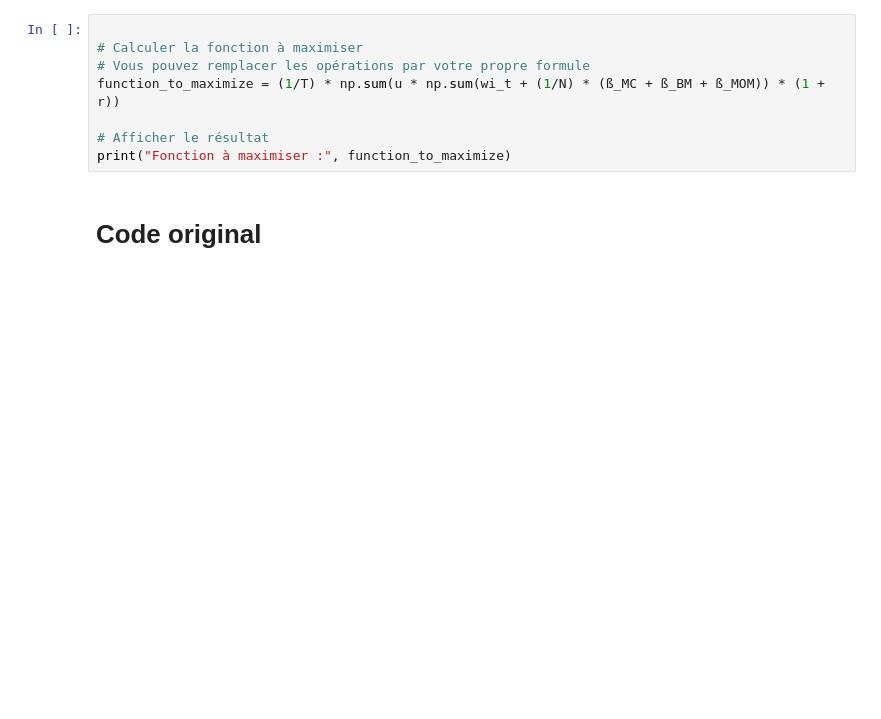
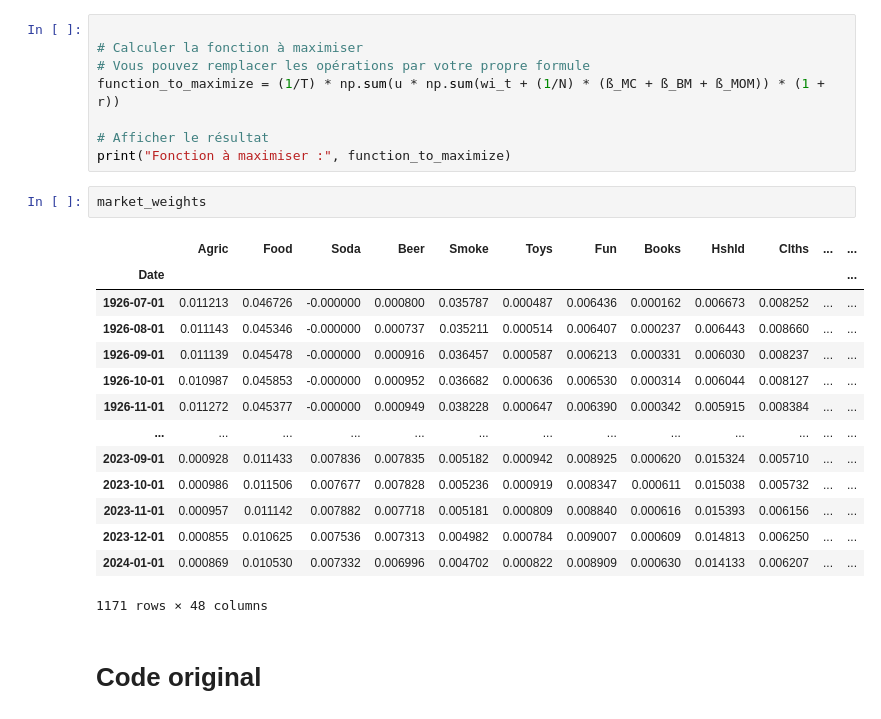
Before and after one commit to DominicPrenovost/TP2-PF-management, a Jupyter notebook: QuestionC.ipynb, the cells around one changed output. Cells and saved outputs as stored; diff of their text form; blank space fills up the shorter version.

```diff
--- a/QuestionC.ipynb
+++ b/QuestionC.ipynb
@@ -105,6 +107,23 @@ function_to_maximize = (1/T) * np.sum(u * np.sum(wi_t + (1/N) * (ß_MC + ß_BM +
 
 # Afficher le résultat
 print("Fonction à maximiser :", function_to_maximize)
+# %%
+market_weights
+# %% [output]
+|  | Agric | Food | Soda | Beer | Smoke | Toys | Fun | Books | Hshld | Clths | ... | ... |
+| Date |  |  |  |  |  |  |  |  |  |  |  | ... |
+| 1926-07-01 | 0.011213 | 0.046726 | -0.000000 | 0.000800 | 0.035787 | 0.000487 | 0.006436 | 0.000162 | 0.006673 | 0.008252 | ... | ... |
+| 1926-08-01 | 0.011143 | 0.045346 | -0.000000 | 0.000737 | 0.035211 | 0.000514 | 0.006407 | 0.000237 | 0.006443 | 0.008660 | ... | ... |
+| 1926-09-01 | 0.011139 | 0.045478 | -0.000000 | 0.000916 | 0.036457 | 0.000587 | 0.006213 | 0.000331 | 0.006030 | 0.008237 | ... | ... |
+| 1926-10-01 | 0.010987 | 0.045853 | -0.000000 | 0.000952 | 0.036682 | 0.000636 | 0.006530 | 0.000314 | 0.006044 | 0.008127 | ... | ... |
+| 1926-11-01 | 0.011272 | 0.045377 | -0.000000 | 0.000949 | 0.038228 | 0.000647 | 0.006390 | 0.000342 | 0.005915 | 0.008384 | ... | ... |
+| ... | ... | ... | ... | ... | ... | ... | ... | ... | ... | ... | ... | ... |
+| 2023-09-01 | 0.000928 | 0.011433 | 0.007836 | 0.007835 | 0.005182 | 0.000942 | 0.008925 | 0.000620 | 0.015324 | 0.005710 | ... | ... |
+| 2023-10-01 | 0.000986 | 0.011506 | 0.007677 | 0.007828 | 0.005236 | 0.000919 | 0.008347 | 0.000611 | 0.015038 | 0.005732 | ... | ... |
+| 2023-11-01 | 0.000957 | 0.011142 | 0.007882 | 0.007718 | 0.005181 | 0.000809 | 0.008840 | 0.000616 | 0.015393 | 0.006156 | ... | ... |
+| 2023-12-01 | 0.000855 | 0.010625 | 0.007536 | 0.007313 | 0.004982 | 0.000784 | 0.009007 | 0.000609 | 0.014813 | 0.006250 | ... | ... |
+| 2024-01-01 | 0.000869 | 0.010530 | 0.007332 | 0.006996 | 0.004702 | 0.000822 | 0.008909 | 0.000630 | 0.014133 | 0.006207 | ... | ... |
+1171 rows × 48 columns
 # %% [markdown]
 # Code original
 # %%
```
Also changed, not shown: parts of 5 cells of this notebook.
